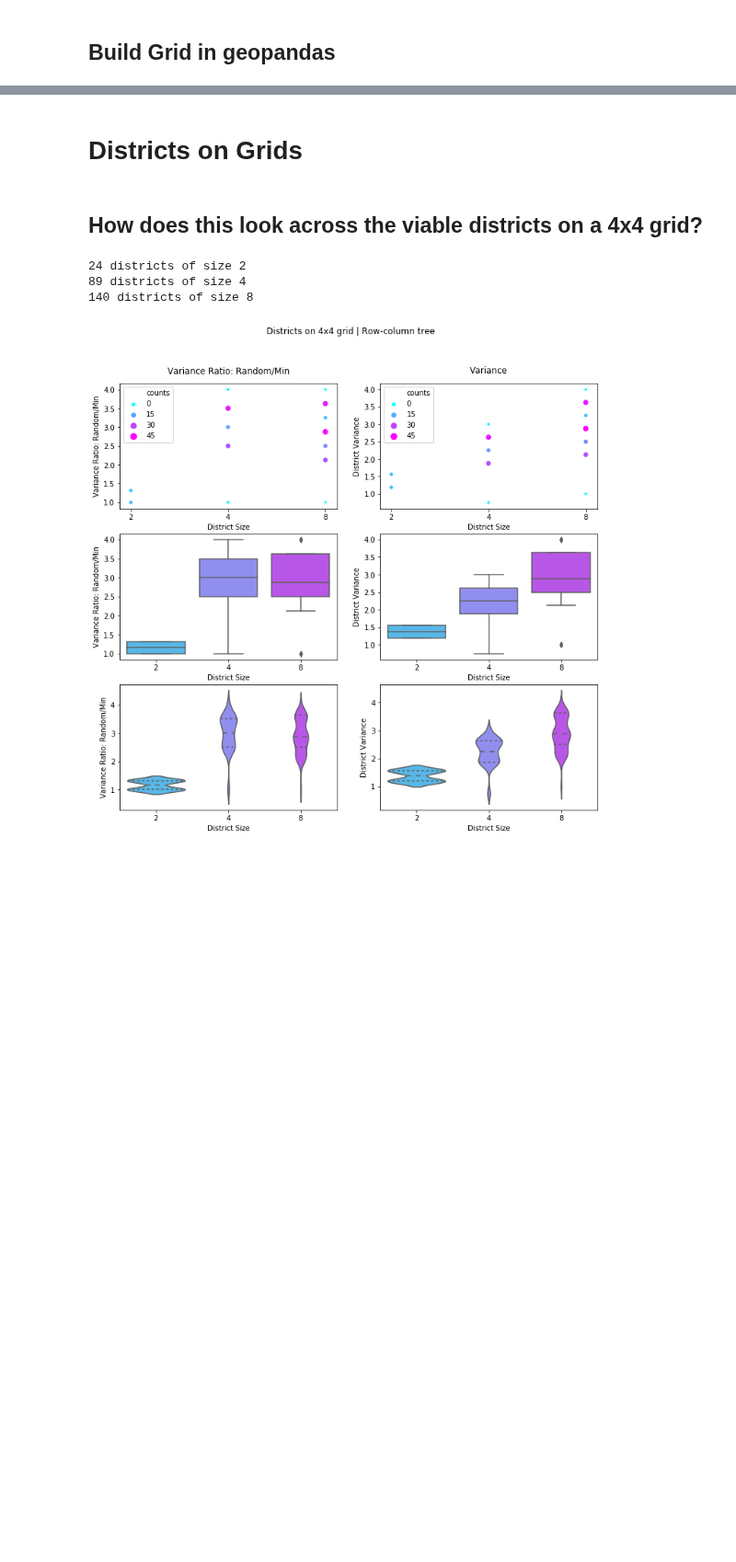
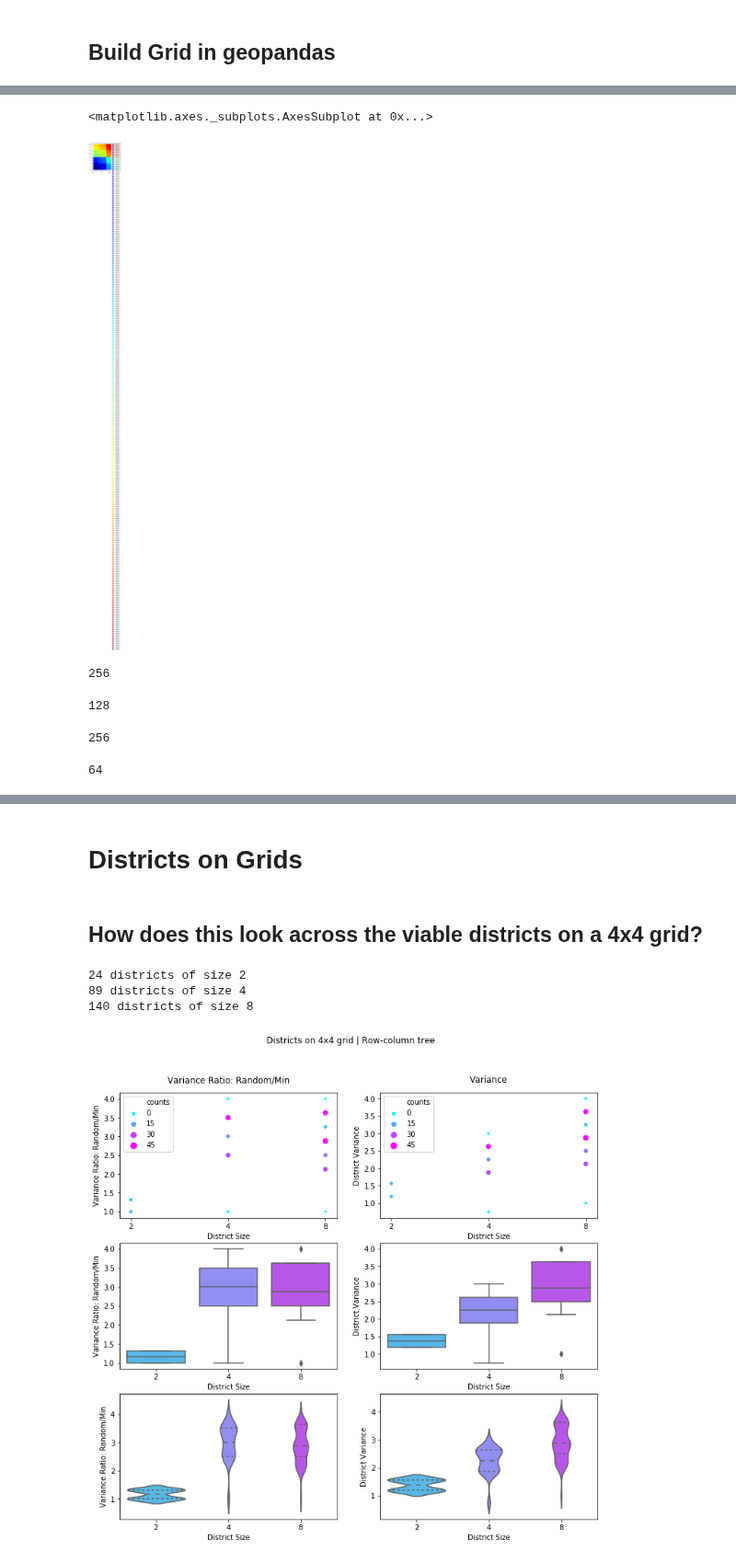
Before and after one commit to mggg/census-diff-privacy, a Jupyter notebook: hierarchy_model/grid_hierarchy_model.ipynb, the cells around one changed output, grey strips where cells are left out. Shown at 92% size. Drawn from its saved outputs; the diff is of its cells as text; code cells hidden in the pictures; blank space fills up the shorter version.

```diff
--- a/hierarchy_model/grid_hierarchy_model.ipynb
+++ b/hierarchy_model/grid_hierarchy_model.ipynb
@@ -70,5 +79,26 @@ for x in grid.iterrows():
 grid["geoid_sq"] = geoids_sq
 # grid["geoid_rc"] = geoids_rc
 grid["POP"] = 100
+# %%
+grid.reset_index().plot(column="geoid_sq", cmap="jet", legend=True)
+# %% [output]
+<matplotlib.axes._subplots.AxesSubplot at 0x...>
+[figure, added]
+# %%
+len(grid.geoid_sq.unique())
+# %% [output]
+256
+# %%
+2**7
+# %% [output]
+128
+# %%
+16*16
+# %% [output]
+256
+# %%
+8*8
+# %% [output]
+64
 # %%
 grid.to_file("grids/{}_{}_grid_test.shp".format(dim,dim))
```
Also changed, not shown: parts of 26 cells of this notebook, 6 other files.
